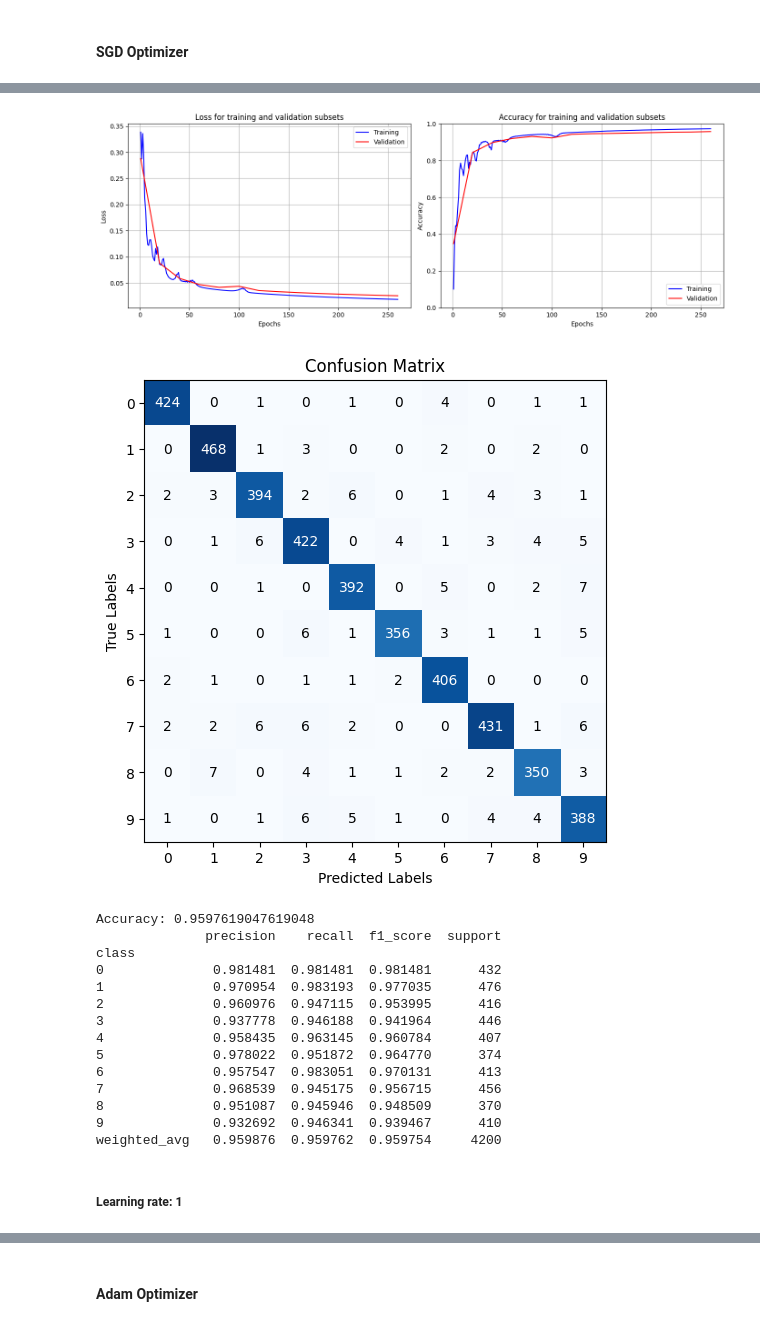
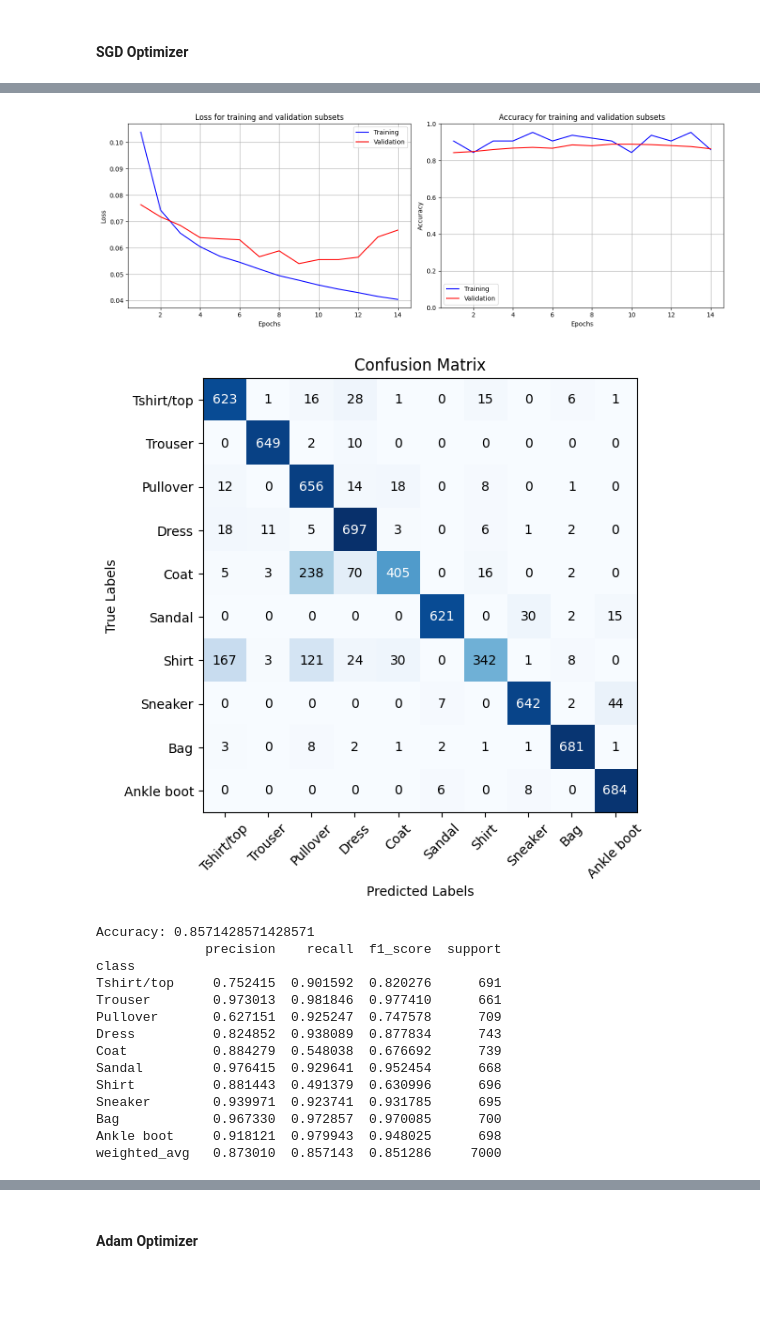
Before and after one commit to Optimization-and-Heuristics/NN-Project, a Jupyter notebook: code/NN.ipynb, the cells around one changed output, grey strips where cells are left out. Drawn from its saved outputs; the diff is of its cells as text; code cells hidden in the pictures; blank space fills up the shorter version.

```diff
--- a/code/NN.ipynb
+++ b/code/NN.ipynb
@@ -17,4 +17,6 @@ warnings.filterwarnings("ignore")
 # %%
-# URL: https://www.kaggle.com/datasets/animatronbot/mnist-digit-recognizer
-data = pd.read_csv('../datos/mnist_data.csv')
+# URL: https://www.kaggle.com/datasets/zalando-research/fashionmnist/data
+data1 = pd.read_csv('../datos/fashion-mnist_train.csv')
+data2 = pd.read_csv('../datos/fashion-mnist_test.csv')
+data = pd.concat([data1, data2])
 data = np.array(data)
@@ -52,7 +55,8 @@ X_test = X_test / 255
 #### Setup NN
 # %%
 layers_config = [
-    {'output_size': 784, 'activation': ReLU},
+    {'output_size': 512, 'activation': ReLU},
+    {'output_size': 256, 'activation': ReLU},
     {'output_size': 10, 'activation': Softmax}
 ]
 # %% [markdown]
@@ -113,6 +97,6 @@ weighted_avg   0.918008  0.918095  0.917825     4200
 # %%
 nn = NeuronalNetwork(784, layers_config)
-optimizer = GDOptimizer(learning_rate=0.5)
-trainer = Trainer(nn, optimizer, cross_entropy_loss, cross_entropy_loss_grad)
-loss, acc, val_info = trainer.train(X_train, Y_train,X_val,Y_val, epochs=260, print_every=20)
+optimizer = GDOptimizer(learning_rate=0.1)
+trainer = Trainer(nn, optimizer, cross_entropy_loss, cross_entropy_loss_grad, accuracy_evaluate, 128)
+loss, acc, val_info = trainer.train(X_train, Y_train,X_val,Y_val, epochs=60, print_every=10, early_stopping=True, patience=5, min_delta=1e-4)
 # %% [output]
@@ -136,30 +106,26 @@ loss, acc, val_info = trainer.train(X_train, Y_train,X_val,Y_val, epochs=260, pr
-# %%
-train_info = {'loss': loss, 'acc': acc}
-plot_training_history_with_validation(train_info, val_info)
-# %% [output]
-[figure, removed]
 # %%
+train_info = {'loss': loss, 'acc': acc}
+plot_training_history_with_validation(train_info, val_info)
 Y_pred = predict(nn, X_test)
-accuracy, metrics = calculate_metrics(Y_pred, Y_test)
-confusion_matrix(Y_test, Y_pred, class_labels=range(10))
+accuracy, metrics = calculate_metrics(Y_pred, Y_test, class_labels=labels)
+confusion_matrix(Y_test, Y_pred, class_labels=labels, incline=True)
 print_metrics(accuracy,metrics)
 # %% [output]
-[figure, old version]
+[figure, new version]
+[figure, added]
-Accuracy: 0.9597619047619048
+Accuracy: 0.8571428571428571
               precision    recall  f1_score  support
 class
-0              0.981481  0.981481  0.981481      432
-1              0.970954  0.983193  0.977035      476
-2              0.960976  0.947115  0.953995      416
-3              0.937778  0.946188  0.941964      446
-4              0.958435  0.963145  0.960784      407
-5              0.978022  0.951872  0.964770      374
-6              0.957547  0.983051  0.970131      413
-7              0.968539  0.945175  0.956715      456
-8              0.951087  0.945946  0.948509      370
-9              0.932692  0.946341  0.939467      410
-weighted_avg   0.959876  0.959762  0.959754     4200
+Tshirt/top     0.752415  0.901592  0.820276      691
+Trouser        0.973013  0.981846  0.977410      661
+Pullover       0.627151  0.925247  0.747578      709
+Dress          0.824852  0.938089  0.877834      743
+Coat           0.884279  0.548038  0.676692      739
+Sandal         0.976415  0.929641  0.952454      668
+Shirt          0.881443  0.491379  0.630996      696
+Sneaker        0.939971  0.923741  0.931785      695
+Bag            0.967330  0.972857  0.970085      700
+Ankle boot     0.918121  0.979943  0.948025      698
+weighted_avg   0.873010  0.857143  0.851286     7000
-# %% [markdown]
-##### Learning rate: 1
 # %%
 nn = NeuronalNetwork(784, layers_config)
```
Also changed, not shown: parts of 111 cells of this notebook.
